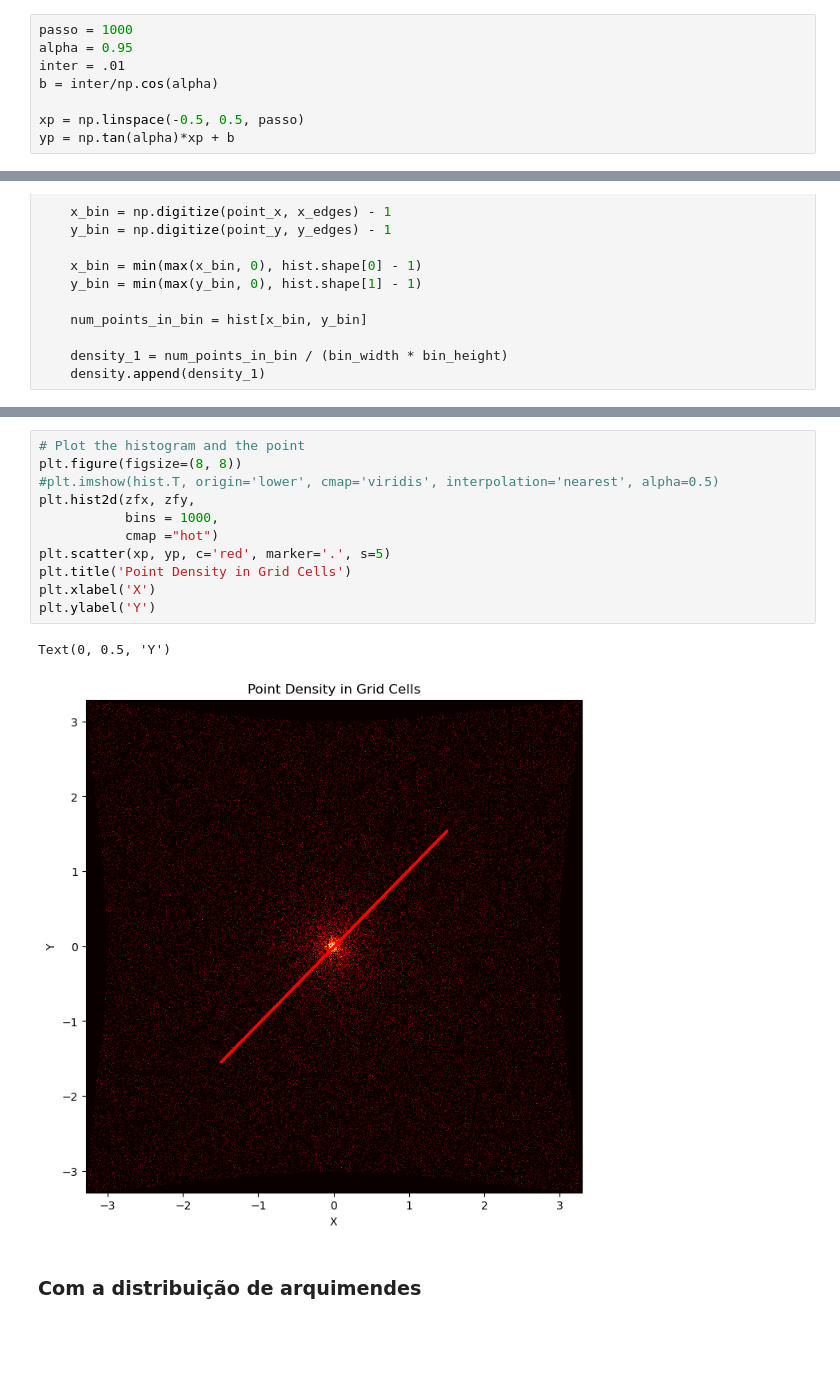
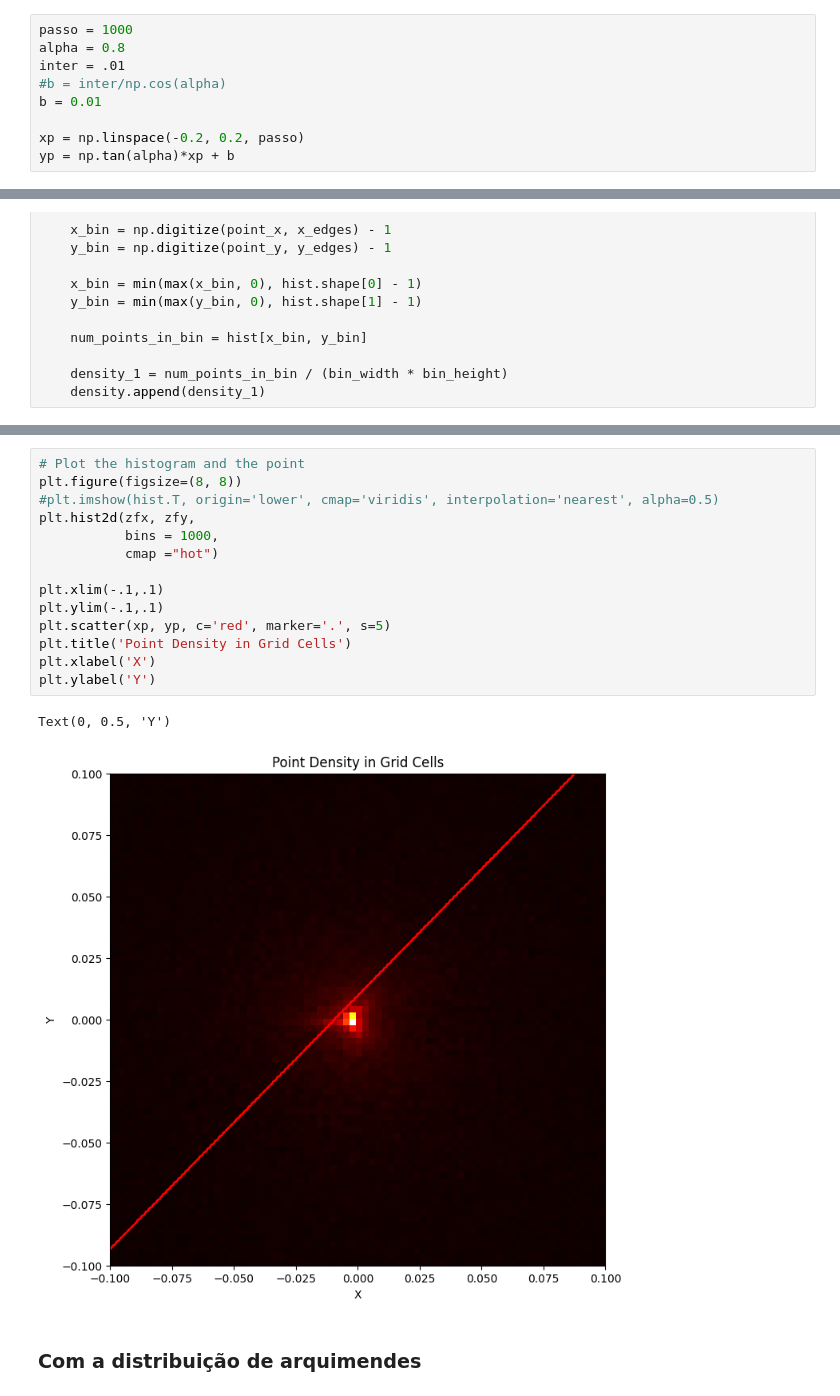
Before and after one commit to ylaksl/Microlensing, a Jupyter notebook: microlensing.ipynb, the cells around one changed output, grey strips where cells are left out. Saved outputs shown, nothing was run; the diff lists cells and outputs as text; blank space fills up the shorter version.

```diff
--- a/microlensing.ipynb
+++ b/microlensing.ipynb
@@ -98,11 +98,12 @@ bin_width = x_edges[1] - x_edges[0]
 bin_height = y_edges[1] - y_edges[0]
 # %%
 passo = 1000
-alpha = 0.95
+alpha = 0.8
 inter = .01
-b = inter/np.cos(alpha)
+#b = inter/np.cos(alpha)
+b = 0.01
 
-xp = np.linspace(-0.5, 0.5, passo)
+xp = np.linspace(-0.2, 0.2, passo)
 yp = np.tan(alpha)*xp + b
 # %%
 density = []
@@ -137,17 +138,20 @@ plt.plot(xp, density_smooth)
 # %%
 # Plot the histogram and the point
 plt.figure(figsize=(8, 8))
 #plt.imshow(hist.T, origin='lower', cmap='viridis', interpolation='nearest', alpha=0.5)
 plt.hist2d(zfx, zfy,
            bins = 1000,
            cmap ="hot")
+
+plt.xlim(-.1,.1)
+plt.ylim(-.1,.1)
 plt.scatter(xp, yp, c='red', marker='.', s=5)
 plt.title('Point Density in Grid Cells')
 plt.xlabel('X')
 plt.ylabel('Y')
 # %% [output]
 Text(0, 0.5, 'Y')
-[figure, old version]
+[figure, new version]
 # %% [markdown]
 ### Com a distribuição de arquimendes
 # %%
```
Also changed, not shown: parts of 17 cells of this notebook.
